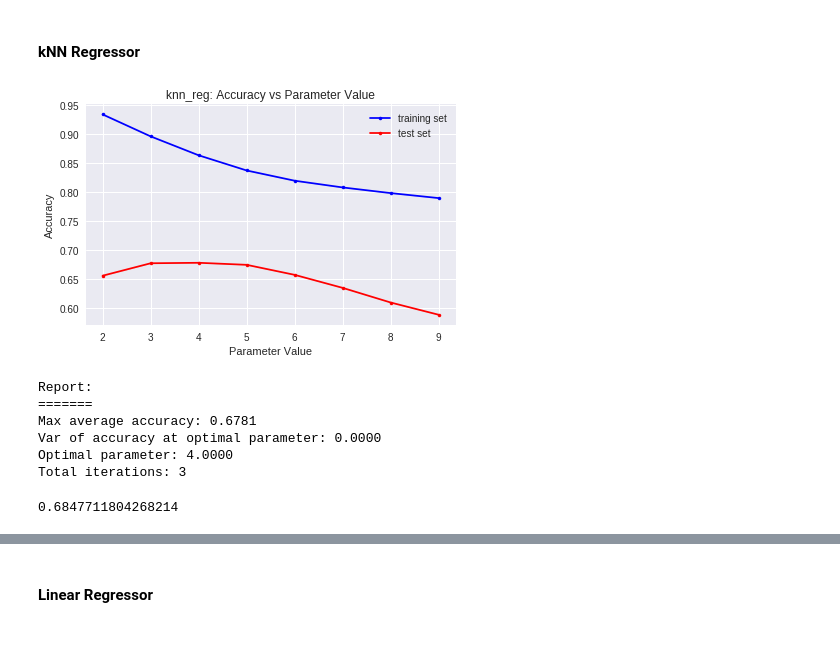
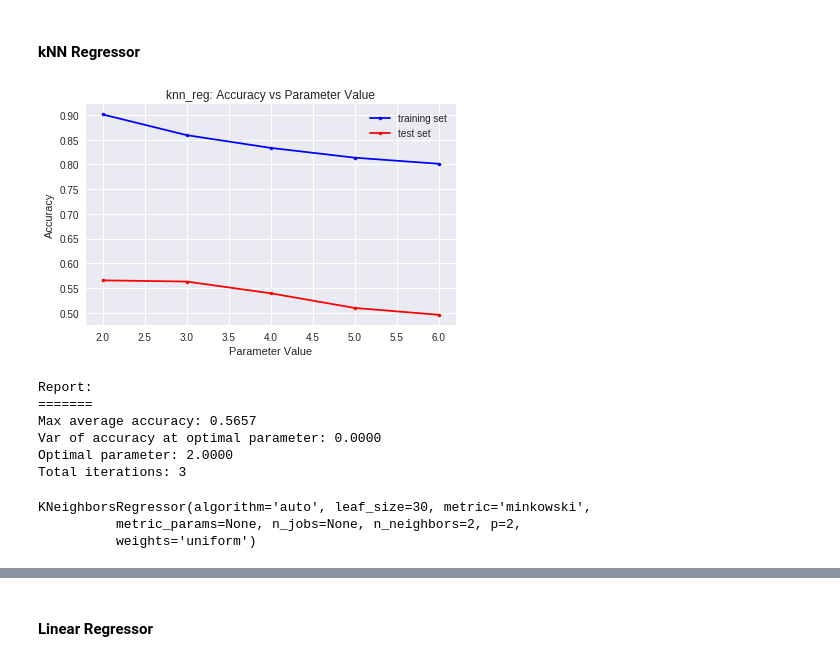
Before and after one commit to PrinceJavier/bikesharing-count-prediction-NN, a Jupyter notebook: SLT4a-DL-Lab-1.ipynb, the cells around one changed output, grey strips where cells are left out. Cells and saved outputs as stored; diff of their text form; code cells hidden in the pictures.

```diff
--- a/SLT4a-DL-Lab-1.ipynb
+++ b/SLT4a-DL-Lab-1.ipynb
@@ -379,7 +379,7 @@ warnings.filterwarnings("ignore")
 
 # Identify the fields that need to be one-hot encoded, dropped
 dummy_fields = ['season', 'weathersit', 'mnth', 'hr', 'weekday']
-fields_to_drop = ['instant', 'dteday', 'atemp', 'workingday', 'casual', 'registered']
+fields_to_drop = ['instant', 'dteday', 'atemp', 'workingday', 'casual', 'registered', 'yr']
 # quant_features = ['casual', 'registered', 'cnt', 'temp', 'hum', 'windspeed']
 
 # Identify the target fields
@@ -966,23 +962,23 @@ class ML_Regressor:
 #### kNN Regressor
 # %%
 ml_reg = ML_Regressor()
-param_range = range(2, 10)
+param_range = range(2, 7)
 _, param_knn_reg = ml_reg.fit(X_train2, X_valid2, y_train2, y_valid2, "knn_reg", param_range = param_range)
 param_knn_reg = {'n neighbors', param_knn_reg}
 ml_reg.plot()
 # %% [output]
-[figure, old version]
+[figure, new version]
 Report:
 =======
-Max average accuracy: 0.6781
+Max average accuracy: 0.5657
 Var of accuracy at optimal parameter: 0.0000
-Optimal parameter: 4.0000
+Optimal parameter: 2.0000
 Total iterations: 3
 # %%
-# testing accuracy
-knn = KNeighborsRegressor(n_neighbors=ml_reg.param_max)
-knn.fit(X_train2, y_train2)
-acc_knn_reg = knn.score(X_test2, y_test2)
-acc_knn_reg
+# Fitting with best parameters
+ml = KNeighborsRegressor(n_neighbors=ml_reg.param_max)
+ml.fit(X_train2, y_train2)
 # %% [output]
-0.6847711804268214
+KNeighborsRegressor(algorithm='auto', leaf_size=30, metric='minkowski',
+          metric_params=None, n_jobs=None, n_neighbors=2, p=2,
+          weights='uniform')
```
Also changed, not shown: parts of 58 cells of this notebook.
